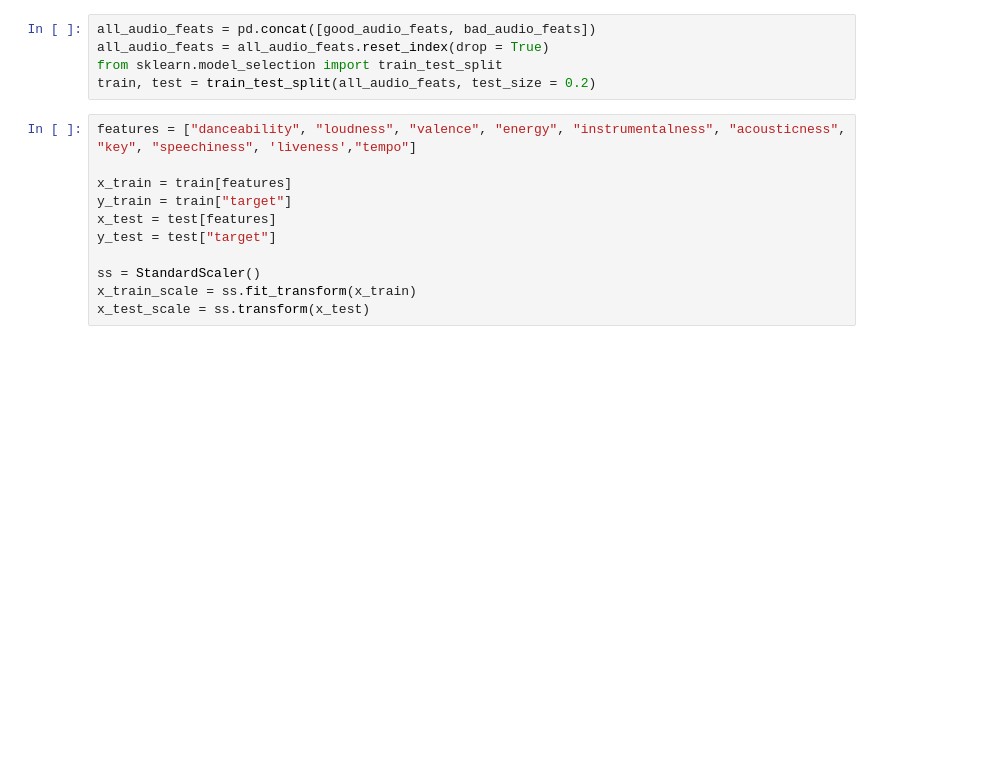
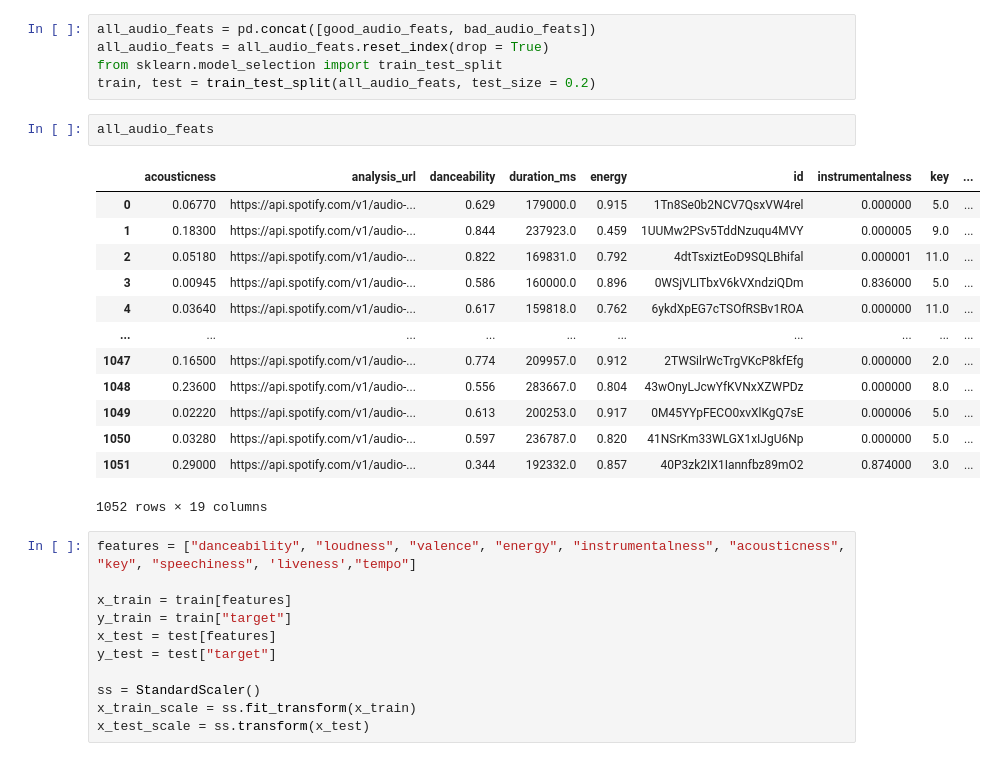
Before and after one commit to Michael-Faulkner/SpotifyPlaylist, a Jupyter notebook: PlylistGenerator.ipynb, the cells around one changed output. Saved outputs shown, nothing was run; the diff lists cells and outputs as text; blank space fills up the shorter version.

```diff
--- a/PlylistGenerator.ipynb
+++ b/PlylistGenerator.ipynb
@@ -147,6 +144,22 @@ all_audio_feats = pd.concat([good_audio_feats, bad_audio_feats])
 all_audio_feats = all_audio_feats.reset_index(drop = True)
 from sklearn.model_selection import train_test_split
 train, test = train_test_split(all_audio_feats, test_size = 0.2)
+# %%
+all_audio_feats
+# %% [output]
+|  | acousticness | analysis_url | danceability | duration_ms | energy | id | instrumentalness | key | ... |
+| 0 | 0.06770 | https://api.spotify.com/v1/audio-... | 0.629 | 179000.0 | 0.915 | 1Tn8Se0b2NCV7QsxVW4rel | 0.000000 | 5.0 | ... |
+| 1 | 0.18300 | https://api.spotify.com/v1/audio-... | 0.844 | 237923.0 | 0.459 | 1UUMw2PSv5TddNzuqu4MVY | 0.000005 | 9.0 | ... |
+| 2 | 0.05180 | https://api.spotify.com/v1/audio-... | 0.822 | 169831.0 | 0.792 | 4dtTsxiztEoD9SQLBhifal | 0.000001 | 11.0 | ... |
+| 3 | 0.00945 | https://api.spotify.com/v1/audio-... | 0.586 | 160000.0 | 0.896 | 0WSjVLITbxV6kVXndziQDm | 0.836000 | 5.0 | ... |
+| 4 | 0.03640 | https://api.spotify.com/v1/audio-... | 0.617 | 159818.0 | 0.762 | 6ykdXpEG7cTSOfRSBv1ROA | 0.000000 | 11.0 | ... |
+| ... | ... | ... | ... | ... | ... | ... | ... | ... | ... |
+| 1047 | 0.16500 | https://api.spotify.com/v1/audio-... | 0.774 | 209957.0 | 0.912 | 2TWSilrWcTrgVKcP8kfEfg | 0.000000 | 2.0 | ... |
+| 1048 | 0.23600 | https://api.spotify.com/v1/audio-... | 0.556 | 283667.0 | 0.804 | 43wOnyLJcwYfKVNxXZWPDz | 0.000000 | 8.0 | ... |
+| 1049 | 0.02220 | https://api.spotify.com/v1/audio-... | 0.613 | 200253.0 | 0.917 | 0M45YYpFECO0xvXlKgQ7sE | 0.000006 | 5.0 | ... |
+| 1050 | 0.03280 | https://api.spotify.com/v1/audio-... | 0.597 | 236787.0 | 0.820 | 41NSrKm33WLGX1xIJgU6Np | 0.000000 | 5.0 | ... |
+| 1051 | 0.29000 | https://api.spotify.com/v1/audio-... | 0.344 | 192332.0 | 0.857 | 40P3zk2IX1Iannfbz89mO2 | 0.874000 | 3.0 | ... |
+1052 rows × 19 columns
 # %%
 features = ["danceability", "loudness", "valence", "energy", "instrumentalness", "acousticness", "key", "speechiness", 'liveness',"tempo"]
 
```
Also changed, not shown: parts of 21 cells of this notebook, 1 other file.
